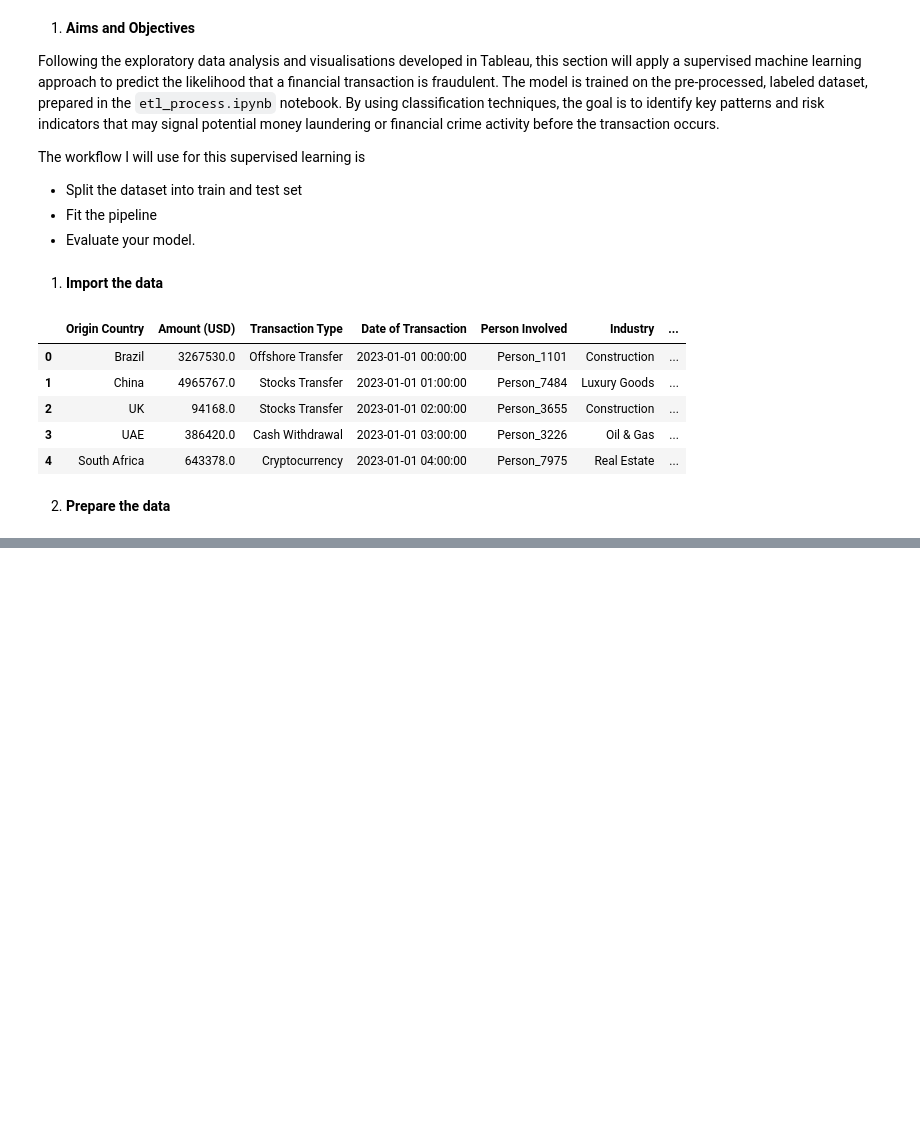
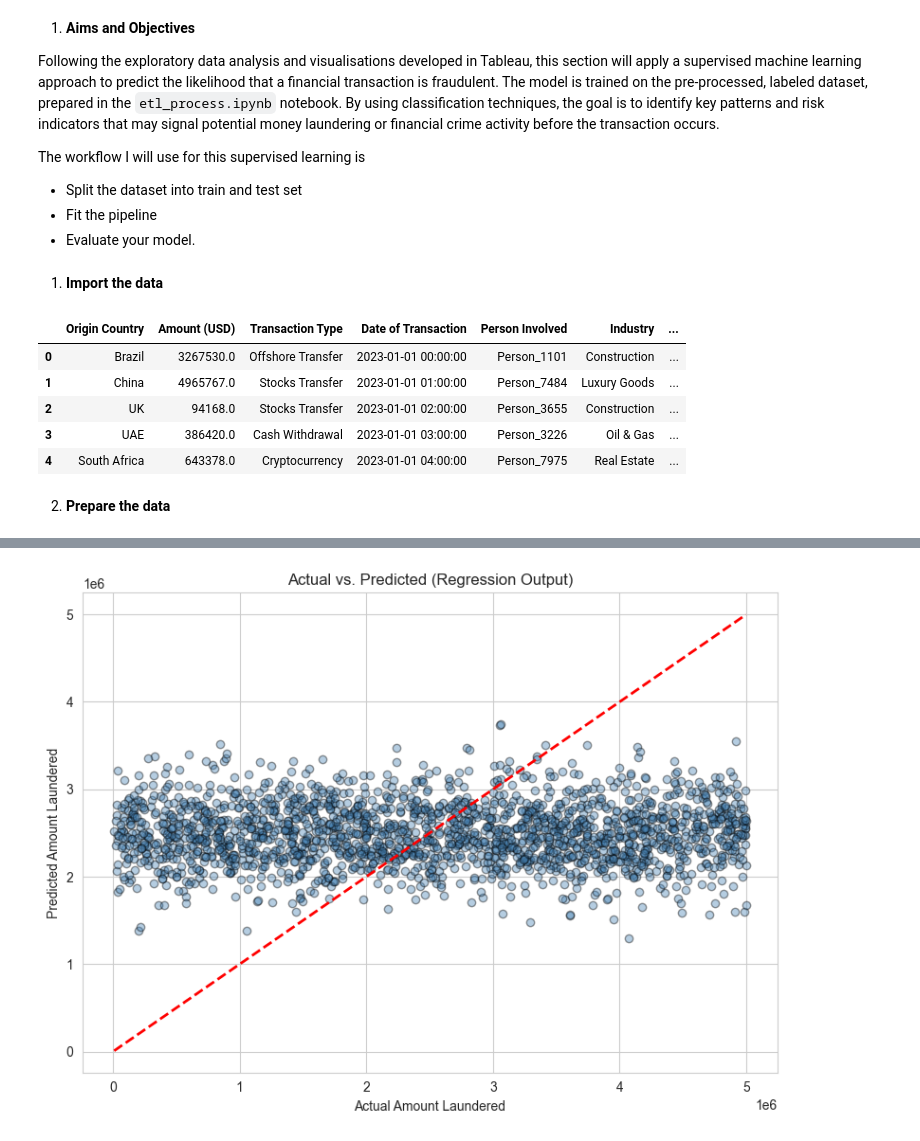
Before and after one commit to NAW125/Detecting_Money_Laundering_Patterns-, a Jupyter notebook: jupyter_notebooks/decision_tree.ipynb, the cells around one changed output, grey strips where cells are left out. Saved outputs shown, nothing was run; the diff lists cells and outputs as text; code cells hidden in the pictures; blank space fills up the shorter version.

```diff
--- a/jupyter_notebooks/decision_tree.ipynb
+++ b/jupyter_notebooks/decision_tree.ipynb
@@ -167,0 +272,11 @@ ValueError: could not convert string to float: 'Russia'
+# %%
+from sklearn.ensemble import RandomForestRegressor
+from sklearn.metrics import mean_squared_error, r2_score
+import numpy as np
+
+# Fit model
+model = RandomForestRegressor(n_estimators=100, random_state=42)
+model.fit(X_train, y_train)
+
+# Predict
+y_pred = model.predict(X_test)
@@ -167,0 +292,14 @@ ValueError: could not convert string to float: 'Russia'
+# %%
+import matplotlib.pyplot as plt
+
+plt.figure(figsize=(8, 6))
+plt.scatter(y_test, y_pred, alpha=0.4, color='steelblue', edgecolors='k')
+plt.plot([y_test.min(), y_test.max()], [y_test.min(), y_test.max()], 'r--', linewidth=2)  # ideal line
+plt.xlabel('Actual Amount Laundered')
+plt.ylabel('Predicted Amount Laundered')
+plt.title('Actual vs. Predicted (Regression Output)')
+plt.grid(True)
+plt.tight_layout()
+plt.show()
+# %% [output]
+[figure, added]
```
Also changed, not shown: parts of 32 cells of this notebook.
